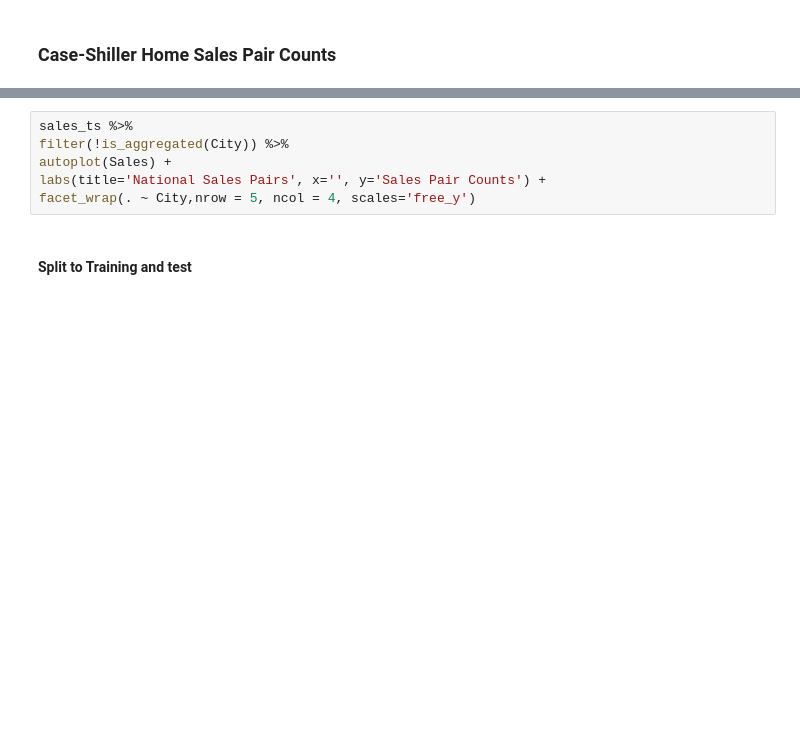
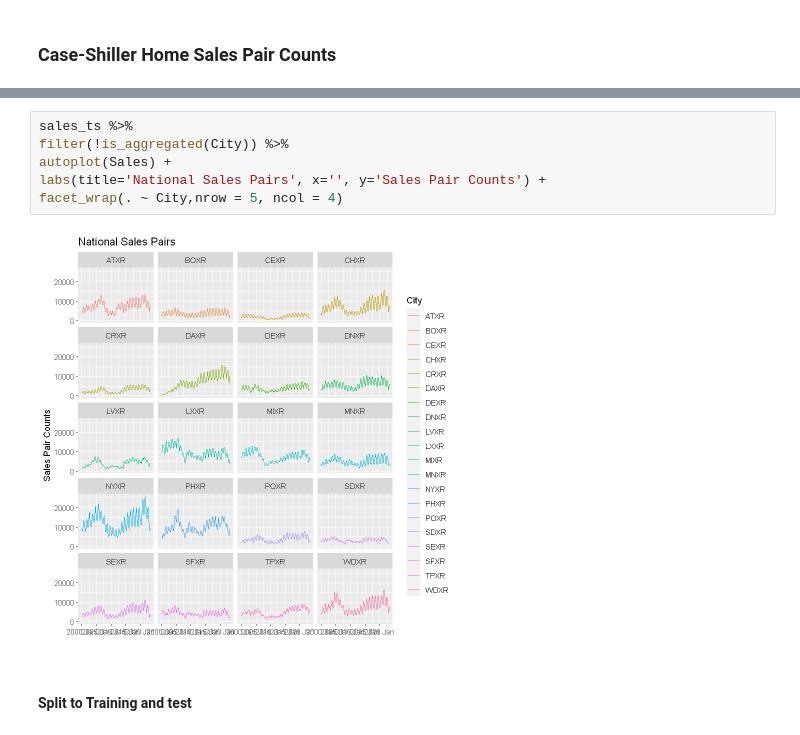
Before and after one commit to appliedecon/Time-Series-and-Forecasting, a Jupyter notebook: w12 - grouped data.ipynb, the cells around one changed output, grey strips where cells are left out. Drawn from its saved outputs; the diff is of its cells as text; blank space fills up the shorter version.

```diff
--- a/w12 - grouped data.ipynb
+++ b/w12 - grouped data.ipynb
@@ -348,9 +381,11 @@ labs(title = 'Change in Sales Pair', x='', y='Change in Sales Pairs')
 # %%
 sales_ts %>%
 filter(!is_aggregated(City)) %>%
 autoplot(Sales) +
 labs(title='National Sales Pairs', x='', y='Sales Pair Counts') +
-facet_wrap(. ~ City,nrow = 5, ncol = 4, scales='free_y')
+facet_wrap(. ~ City,nrow = 5, ncol = 4)
+# %% [output]
+[figure, added]
 # %% [markdown]
 #### Split to Training and test
 # %%
```
Also changed, not shown: parts of 16 cells of this notebook, 2 other files.
